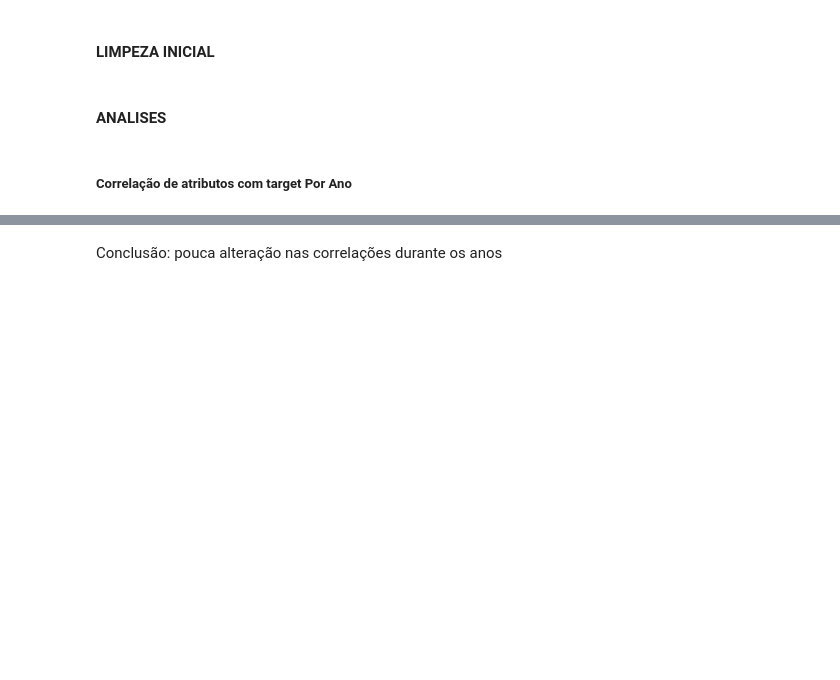
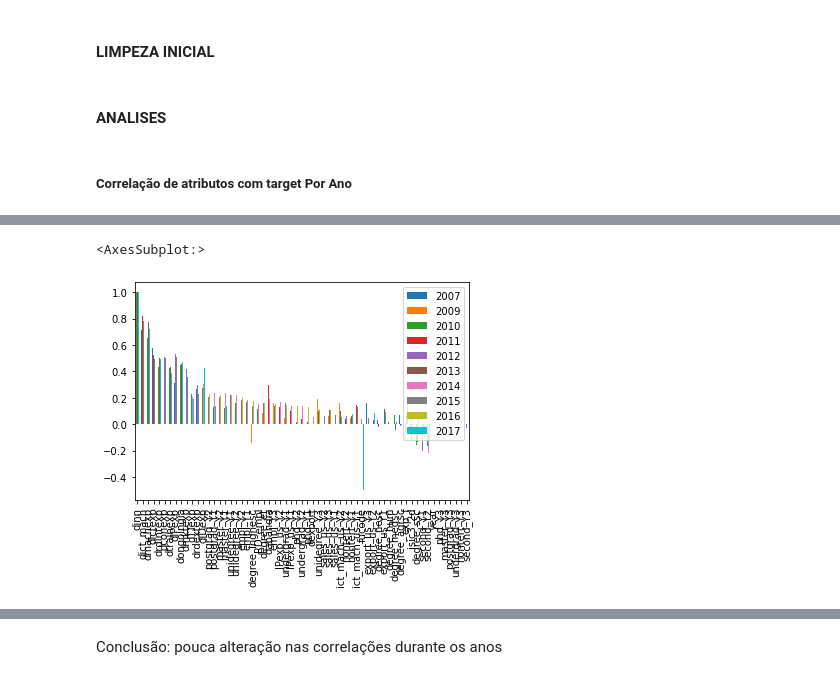
Before and after one commit to acmarkes/firm-innovation, a Jupyter notebook: notebooks/0-ExploracaoInicial.ipynb, the cells around one changed output, grey strips where cells are left out. Saved outputs shown, nothing was run; the diff lists cells and outputs as text; code cells hidden in the pictures; blank space fills up the shorter version.

```diff
--- a/notebooks/0-ExploracaoInicial.ipynb
+++ b/notebooks/0-ExploracaoInicial.ipynb
@@ -135,3 +137,8 @@ for year in set(df.year):
 corr_por_ano = pd.concat(corrs.values(),axis=1)
 corr_por_ano.columns = corrs.keys()
 corr_por_ano = corr_por_ano[corr_por_ano.columns.sort_values()]
+# %%
+corr_por_ano.plot(kind='bar')
+# %% [output]
+<AxesSubplot:>
+[figure, added]
```
Also changed, not shown: parts of 10 cells of this notebook, 4 other files.
